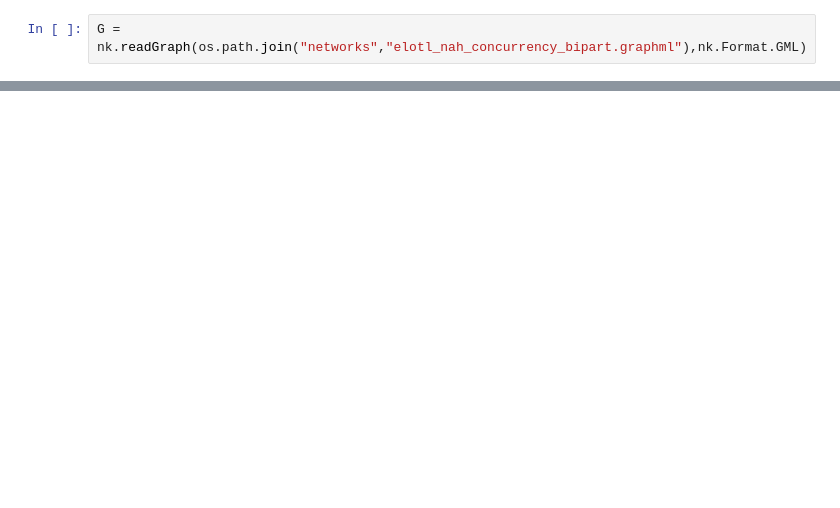
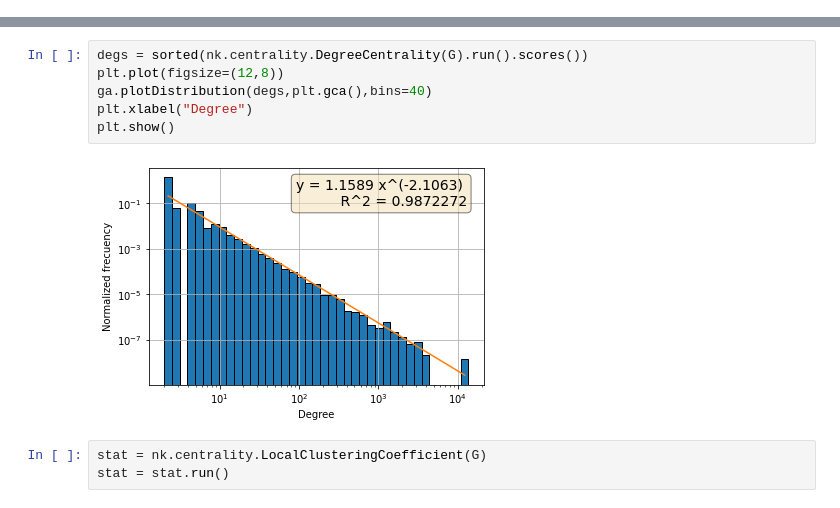
Before and after one commit to VikSanz/sistemas_complejos2021-1, a Jupyter notebook: networkit_test.ipynb, the cells around one changed output, grey strips where cells are left out. Drawn from its saved outputs; the diff is of its cells as text; blank space fills up the shorter version.

```diff
--- a/networkit_test.ipynb
+++ b/networkit_test.ipynb
@@ -13,2 +0,0 @@ import networkit as nk
-# %%
-G = nk.readGraph(os.path.join("networks","elotl_nah_concurrency_bipart.graphml"),nk.Format.GML)
@@ -40,0 +26,11 @@ pr.ranking()[:10]
+# %%
+degs = sorted(nk.centrality.DegreeCentrality(G).run().scores())
+plt.plot(figsize=(12,8))
+ga.plotDistribution(degs,plt.gca(),bins=40)
+plt.xlabel("Degree")
+plt.show()
+# %% [output]
+[figure, added]
+# %%
+stat = nk.centrality.LocalClusteringCoefficient(G)
+stat = stat.run()
```
Also changed, not shown: parts of 15 cells of this notebook, 20 other files.
